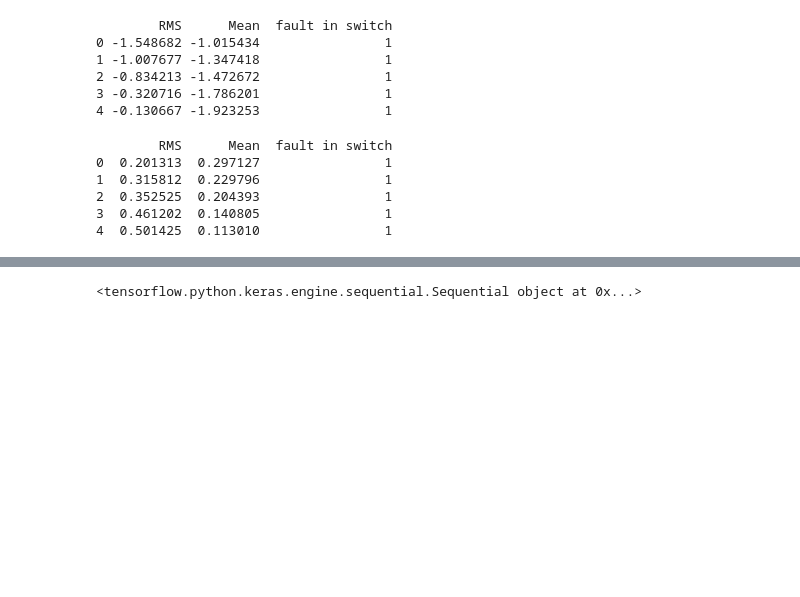
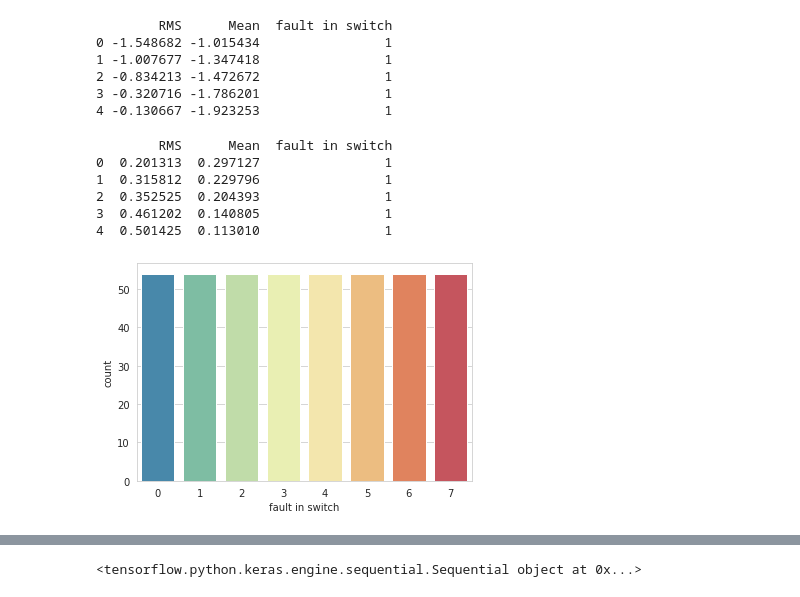
Before and after one commit to okayteakay/Fault-Analysis, a Jupyter notebook: Fault_Analysis_CODE.ipynb, the cells around one changed output, grey strips where cells are left out. Drawn from its saved outputs; the diff is of its cells as text; code cells hidden in the pictures; blank space fills up the shorter version.

```diff
--- a/Fault_Analysis_CODE.ipynb
+++ b/Fault_Analysis_CODE.ipynb
@@ -64,3 +72,10 @@ print(df.head())
 y = df['fault in switch']
 # %%
 X = df.drop('fault in switch', axis =1)
+# %%
+import seaborn as sns               #Analysing the dataset
+sns.set_style('whitegrid')
+sns.countplot(x='fault in switch',data=df,palette='Spectral_r')
+plt.show()
+# %% [output]
+[figure, added]
```
Also changed, not shown: parts of 41 cells of this notebook.
